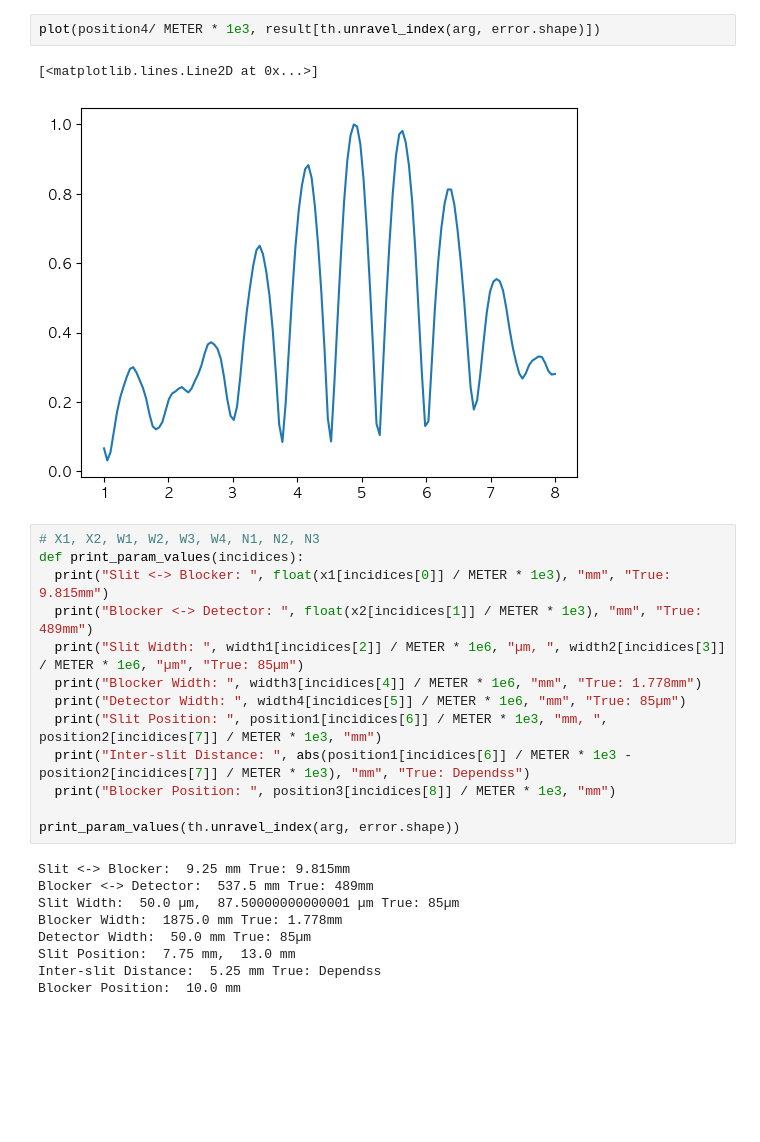
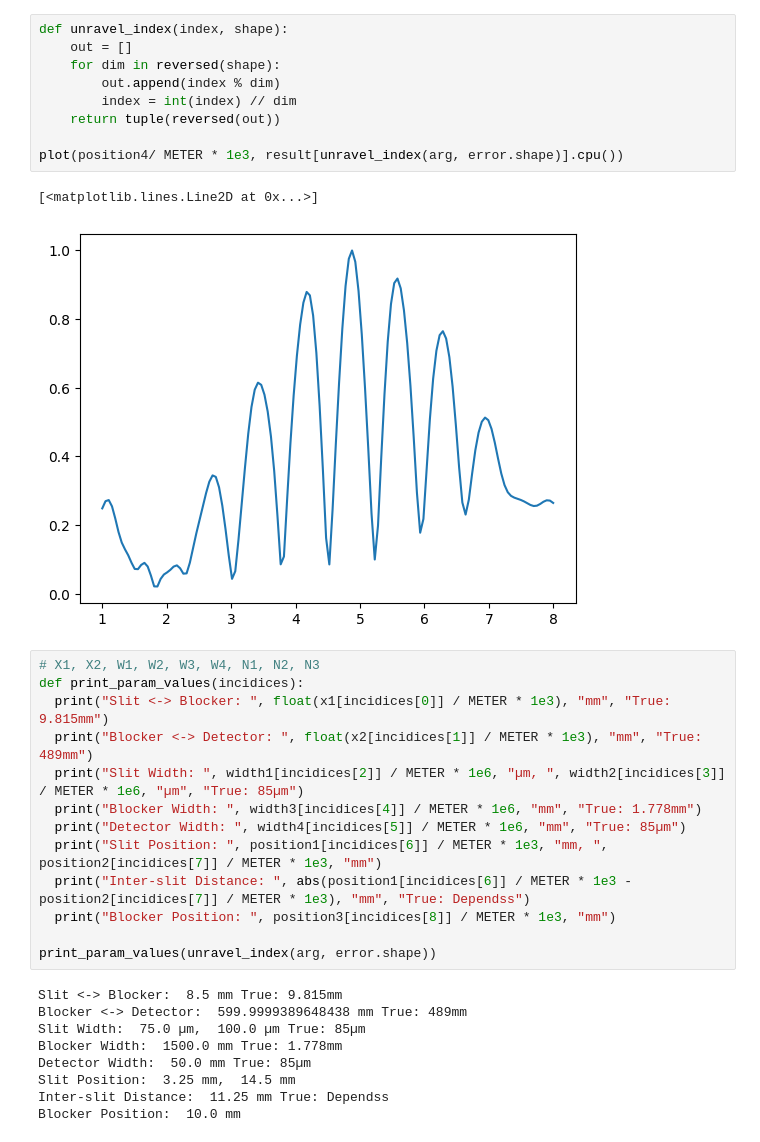
Before and after one commit to IntermidiatePhysicsExperiment/Single-Photon-Interference, a Jupyter notebook: this is all you need.ipynb, the cells around one changed output. Saved outputs shown, nothing was run; the diff lists cells and outputs as text; blank space fills up the shorter version.

```diff
--- a/this is all you need.ipynb
+++ b/this is all you need.ipynb
@@ -130,8 +132,15 @@ plot(pos, volt)
-# %%
-plot(position4/ METER * 1e3, result[th.unravel_index(arg, error.shape)])
-# %% [output]
-[<matplotlib.lines.Line2D at 0x...>]
-[figure, removed]
+# %%
+def unravel_index(index, shape):
+    out = []
+    for dim in reversed(shape):
+        out.append(index % dim)
+        index = int(index) // dim
+    return tuple(reversed(out))
+
+plot(position4/ METER * 1e3, result[unravel_index(arg, error.shape)].cpu())
+# %% [output]
+[<matplotlib.lines.Line2D at 0x...>]
+[figure, added]
 # %%
 # X1, X2, W1, W2, W3, W4, N1, N2, N3
 def print_param_values(incidices):
@@ -144,15 +153,15 @@ def print_param_values(incidices):
   print("Inter-slit Distance: ", abs(position1[incidices[6]] / METER * 1e3 - position2[incidices[7]] / METER * 1e3), "mm", "True: Dependss")
   print("Blocker Position: ", position3[incidices[8]] / METER * 1e3, "mm")
 
-print_param_values(th.unravel_index(arg, error.shape))
+print_param_values(unravel_index(arg, error.shape))
 # %% [output]
-Slit <-> Blocker:  9.25 mm True: 9.815mm
-Blocker <-> Detector:  537.5 mm True: 489mm
-Slit Width:  50.0 µm,  87.50000000000001 µm True: 85µm
-Blocker Width:  1875.0 mm True: 1.778mm
+Slit <-> Blocker:  8.5 mm True: 9.815mm
+Blocker <-> Detector:  599.9999389648438 mm True: 489mm
+Slit Width:  75.0 µm,  100.0 µm True: 85µm
+Blocker Width:  1500.0 mm True: 1.778mm
 Detector Width:  50.0 mm True: 85µm
-Slit Position:  7.75 mm,  13.0 mm
-Inter-slit Distance:  5.25 mm True: Dependss
+Slit Position:  3.25 mm,  14.5 mm
+Inter-slit Distance:  11.25 mm True: Dependss
 Blocker Position:  10.0 mm
 # %%
 arg
```
Also changed, not shown: parts of 7 cells of this notebook.
